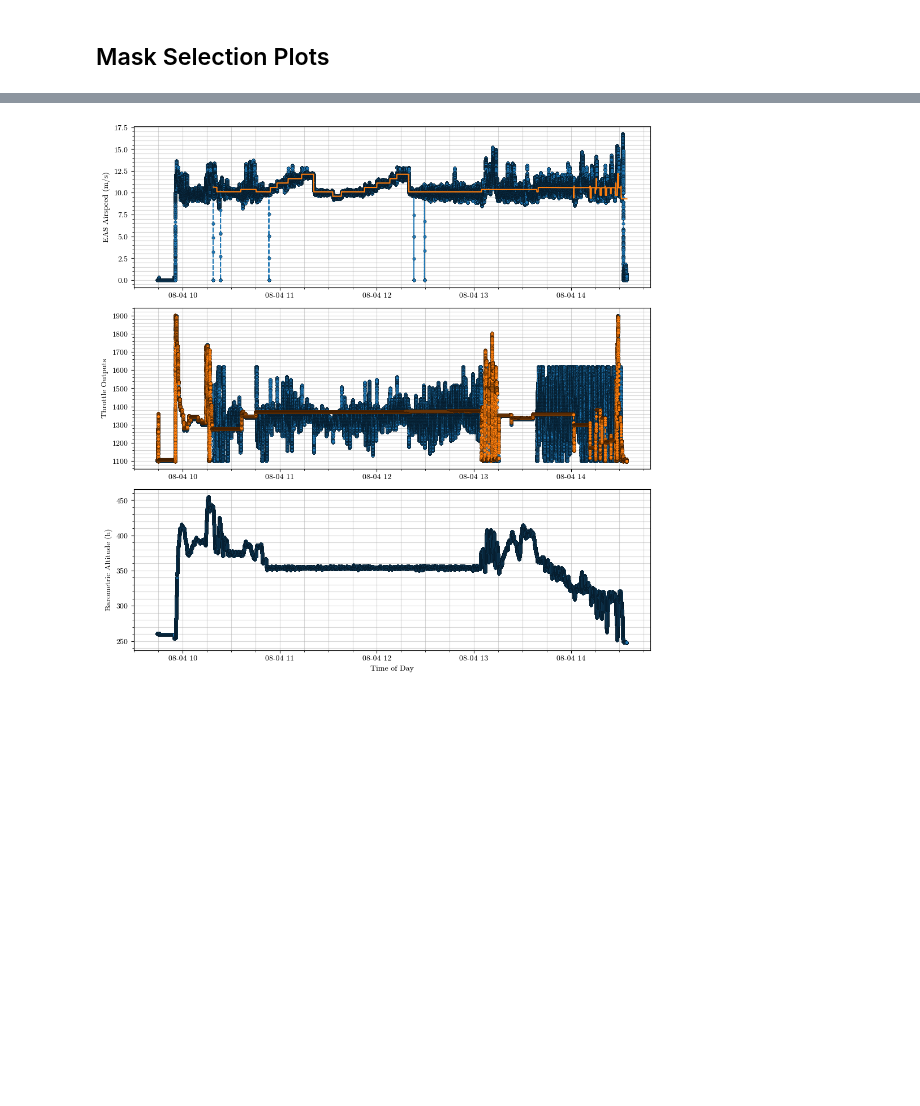
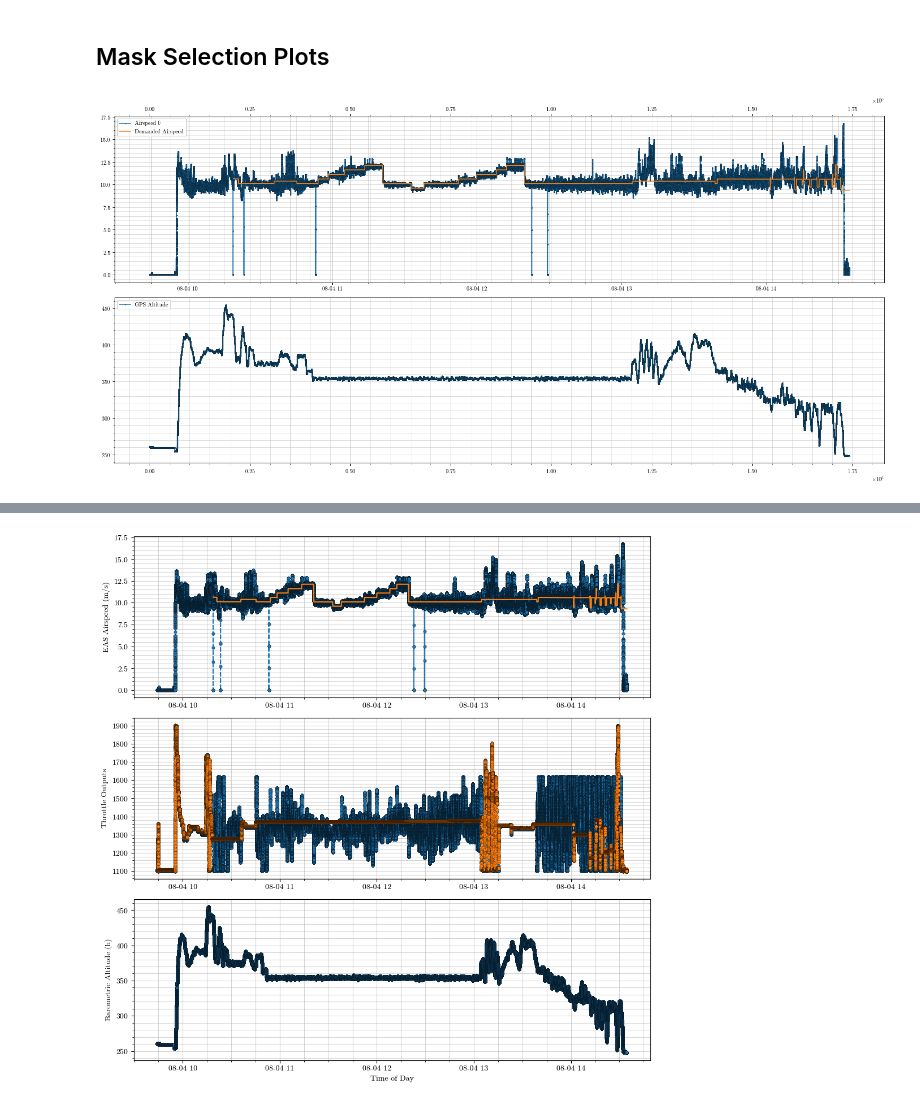
Before and after one commit to wkemp-edu/ArduPilot_AnalysisSuite, a Jupyter notebook: Investigations/Performance_Investigations/2021-08-04_CREATeV_cruise_100Hz.ipynb, the cells around one changed output, grey strips where cells are left out. Drawn from its saved outputs; the diff is of its cells as text; code cells hidden in the pictures; blank space fills up the shorter version.

Commit message:
Analysis updated with new segmenting tool, and way to input segment array

```diff
--- a/Investigations/Performance_Investigations/2021-08-04_CREATeV_cruise_100Hz.ipynb
+++ b/Investigations/Performance_Investigations/2021-08-04_CREATeV_cruise_100Hz.ipynb
@@ -45,3 +46,7 @@ df = testing.df
 # Mask Definition by Time
 # %% [markdown]
 ## Mask Selection Plots
+# %%
+testing.select_segments()
+# %% [output]
+[figure, added]
```
Also changed, not shown: parts of 7 cells of this notebook, 1 other file.
